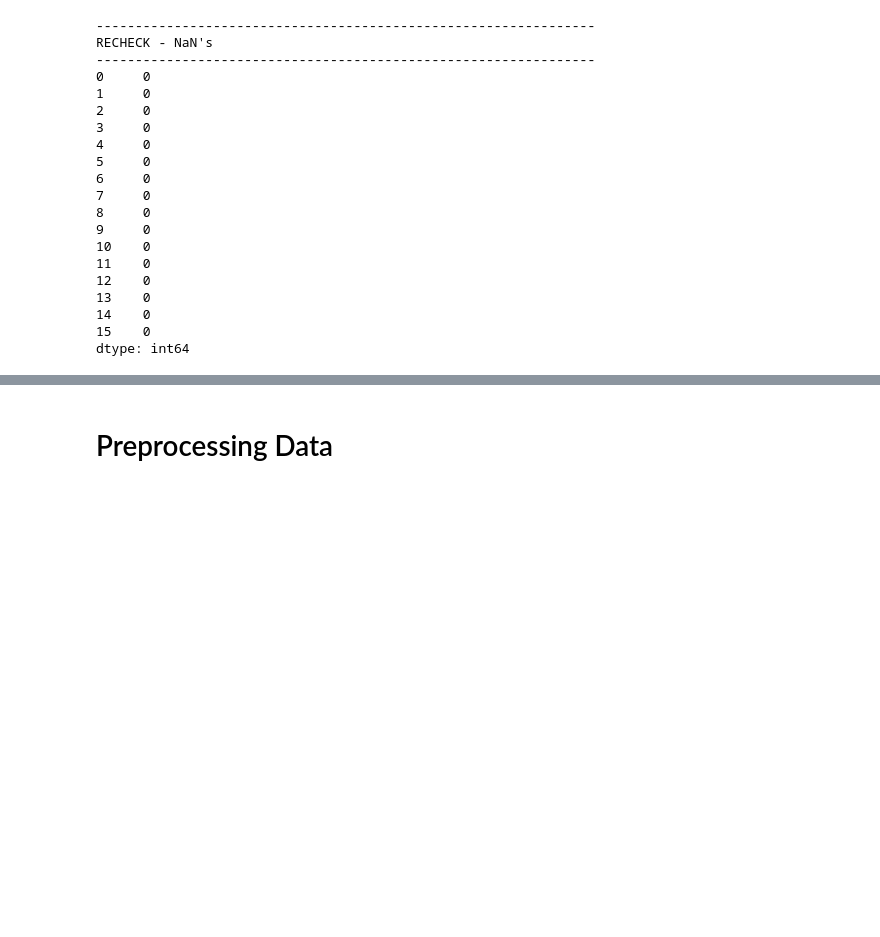
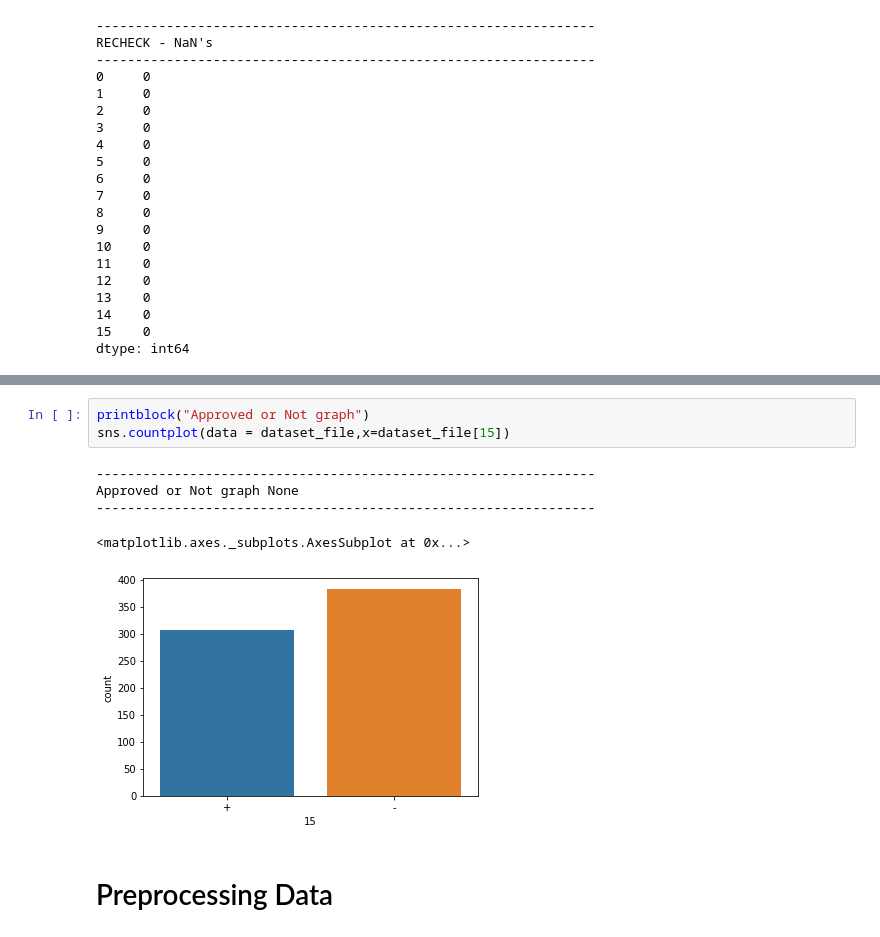
Before and after one commit to abhi91420/Credit_Approval, a Jupyter notebook: Main.ipynb, the cells around one changed output, grey strips where cells are left out. Drawn from its saved outputs; the diff is of its cells as text; blank space fills up the shorter version.

```diff
--- a/Main.ipynb
+++ b/Main.ipynb
@@ -152,3 +207,12 @@ dtype: int64
+# %%
+printblock("Approved or Not graph")
+sns.countplot(data = dataset_file,x=dataset_file[15])
+# %% [output]
+----------------------------------------------------------------
+Approved or Not graph None
+----------------------------------------------------------------
+<matplotlib.axes._subplots.AxesSubplot at 0x...>
+[figure, added]
 # %% [markdown]
 # Preprocessing Data
 # %%
```
Also changed, not shown: parts of 13 cells of this notebook.
